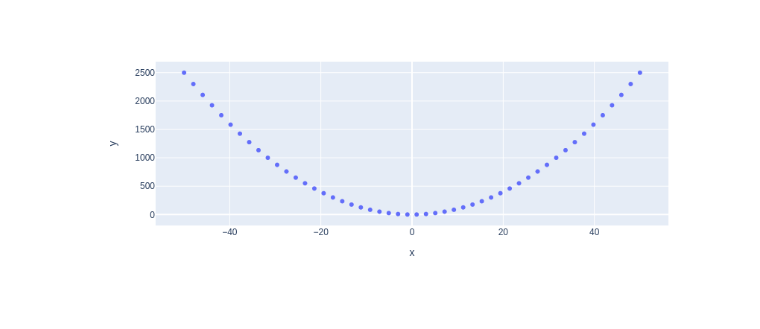
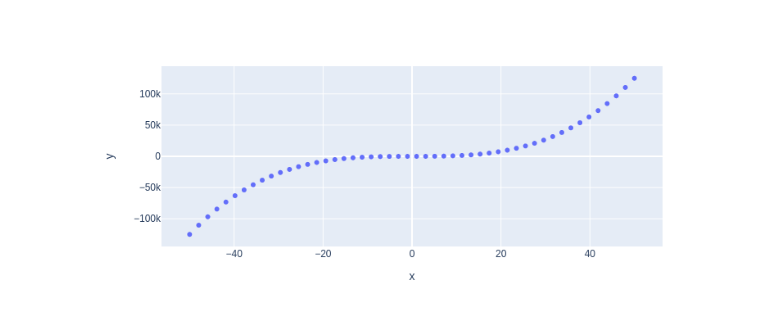
Before and after one commit to codebysehee/my-notebooks-repo, a Jupyter notebook: experiment1.ipynb, the cells around one changed output. Saved outputs shown, nothing was run; the diff lists cells and outputs as text; code cells hidden in the pictures.

```diff
--- a/experiment1.ipynb
+++ b/experiment1.ipynb
@@ -6,7 +6,7 @@ import plotly.express as px
 x = np.linspace(start=-50, stop=50)
 
 # y-axis data points
-y = x ** 2
+y = x ** 3
 
 # define the plot
 fig = px.scatter(x=x, y=y)
@@ -17 +16 @@ fig.show()
-[figure, old version]
+[figure, new version]
```
Also changed, not shown: parts of 1 cell of this notebook.
